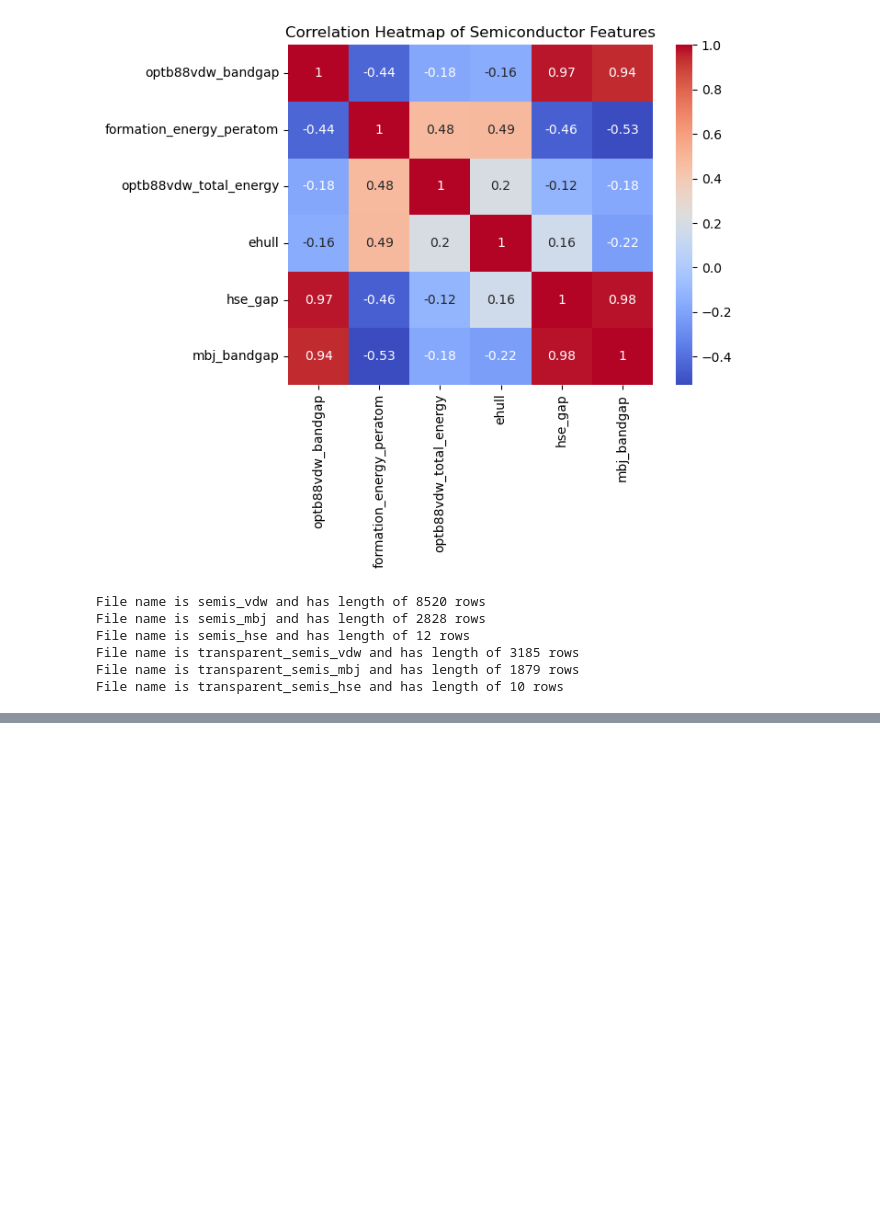
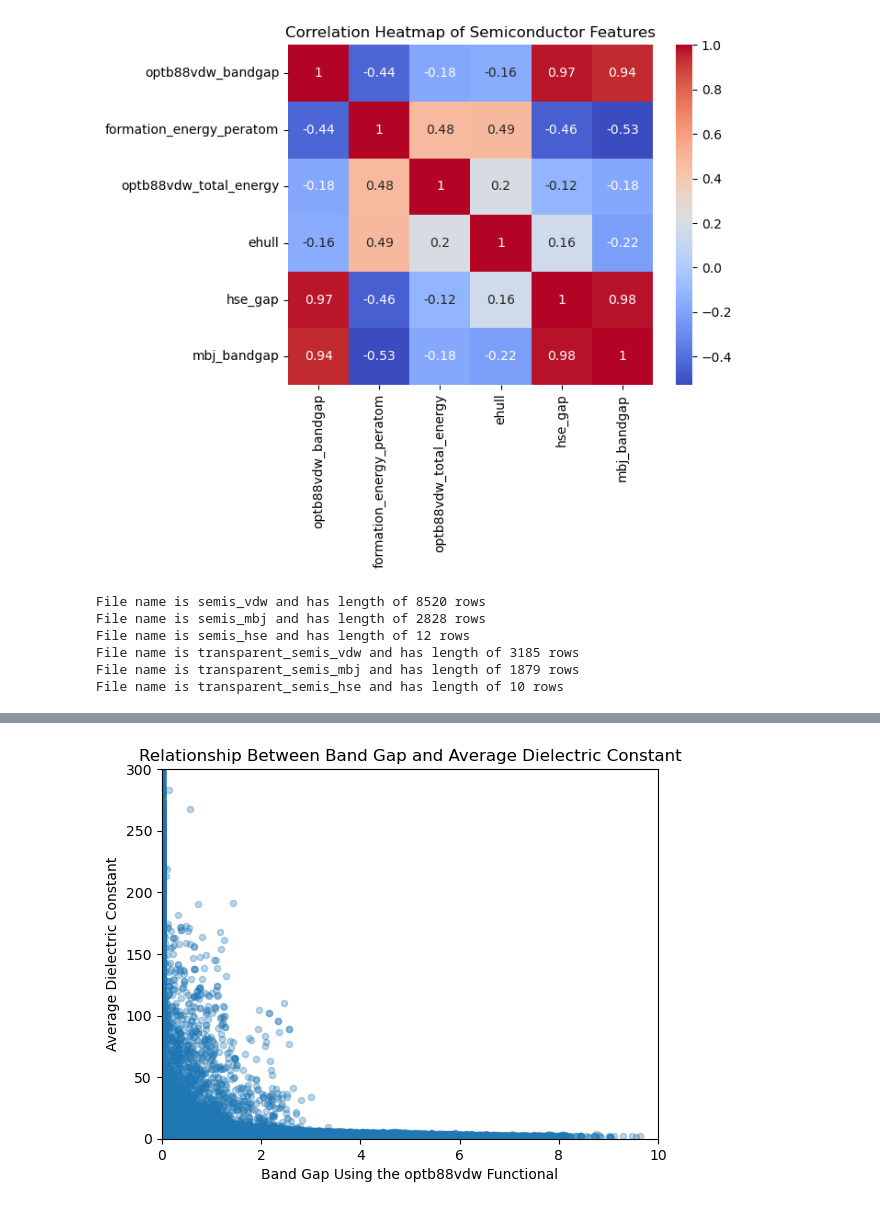
Before and after one commit to Jehad142/ml-final-project-team2, a Jupyter notebook: notebooks/JARVIS_eda_js.ipynb, the cells around one changed output, grey strips where cells are left out. Cells and saved outputs as stored; diff of their text form; code cells hidden in the pictures; blank space fills up the shorter version.

```diff
--- a/notebooks/JARVIS_eda_js.ipynb
+++ b/notebooks/JARVIS_eda_js.ipynb
@@ -229,0 +271,11 @@ File name is transparent_semis_hse and has length of 10 rows
+# %%
+# Scatter plot for band gap vs averaged dielectric constant
+plt.scatter(df['optb88vdw_bandgap'], df['eps_avg'], alpha=0.3, s=20)
+plt.xlim(0, 10)
+plt.ylim(0, 300)
+plt.title('Relationship Between Band Gap and Average Dielectric Constant')
+plt.xlabel('Band Gap Using the optb88vdw Functional')
+plt.ylabel('Average Dielectric Constant')
+plt.show()
+# %% [output]
+[figure, added]
```
Also changed, not shown: parts of 8 cells of this notebook.
